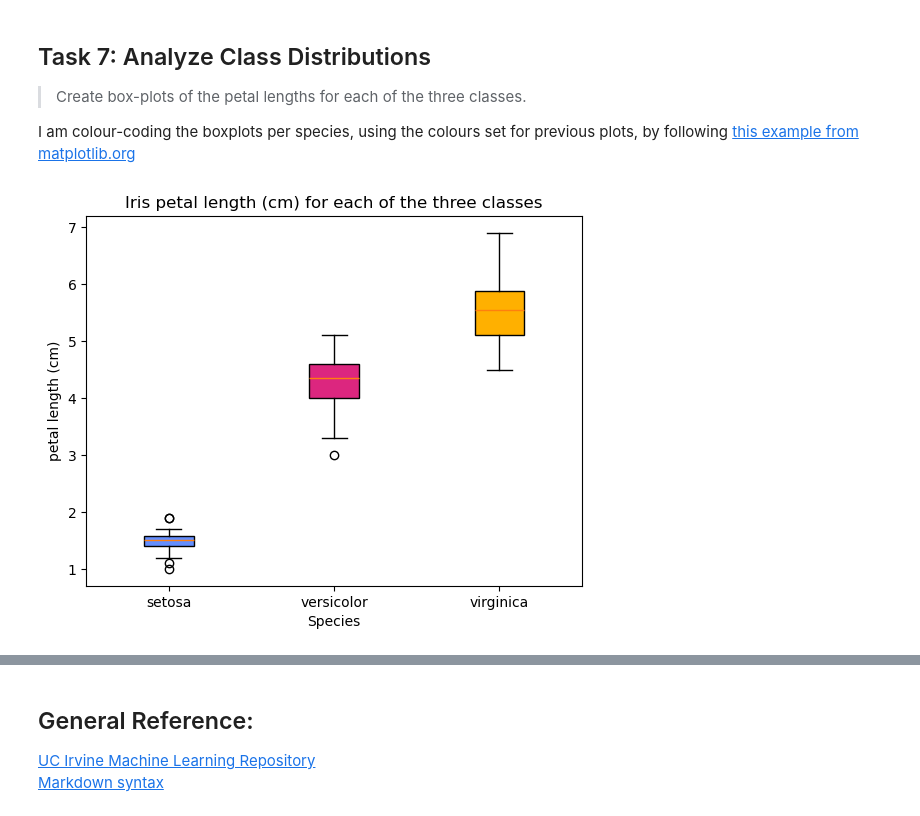
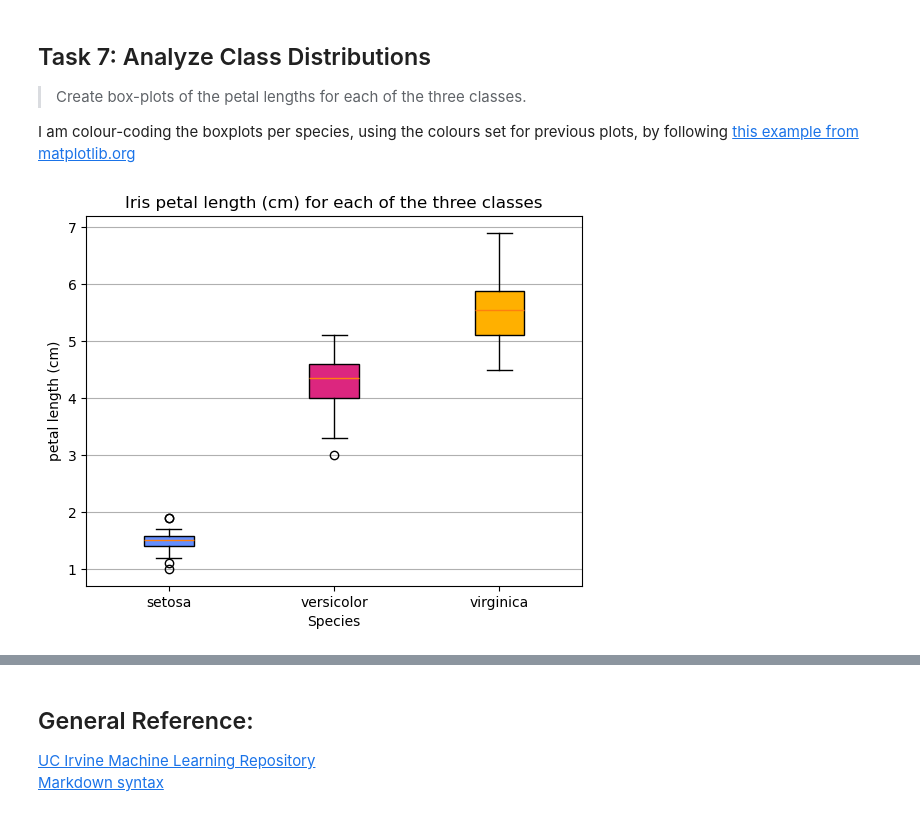
Before and after one commit to SuColl/principles_of_data_analytics, a Jupyter notebook: tasks.ipynb, the cells around one changed output, grey strips where cells are left out. Cells and saved outputs as stored; diff of their text form; code cells hidden in the pictures.

```diff
--- a/tasks.ipynb
+++ b/tasks.ipynb
@@ -602,7 +607,7 @@ for species in range(n_targets):
         linfit_x_values,
         linfit_y_values,
         color = target_colours[species],
-        label = f"y = {slope:.2}x {intercept:+.2}"
+        label = f"$y = {slope:.3}x {intercept:+.3}$"
     )
 
 # Add x-xis label, y-axis label, and legend.
@@ -629,31 +634,35 @@ by following [this example from matplotlib.org](https://matplotlib.org/stable/ga
 # Can change this statement to plot other features.
 feature = 2
 
 
 # Plotting the boxplot
 # Documentation for matplotlib.pyplot.boxplot:
 # https://matplotlib.org/stable/api/_as_gen/matplotlib.pyplot.boxplot.html
 bplot = plt.boxplot(
     # Input to boxplot() needs to be a 2D array, which I am creating here
     # by extracting data[:,2] for each target
     [dataset.data[dataset.target==0, feature],
     dataset.data[dataset.target==1, feature],
     dataset.data[dataset.target==2, feature]],
     patch_artist = True,
     tick_labels = dataset.target_names
 )
 
 # fill with colors
 for patch, color in zip(bplot['boxes'], target_colours):
     patch.set_facecolor(color)
 
 # setting labels for the x-axis:
 # https://matplotlib.org/stable/api/_as_gen/matplotlib.axes.Axes.set_xticklabels.html
 plt.xlabel("Species")
 
 # set ylabel by getting the name of this feature
 plt.ylabel(dataset.feature_names[feature])
 
+# add gridlines to y-axis
+plt.grid(axis = 'y')
+
+# add plot title
 plt.title(f"Iris {dataset.feature_names[feature]} for each of the three classes");
 # %% [output]
-[figure, old version]
+[figure, new version]
```
Also changed, not shown: parts of 10 cells of this notebook.
